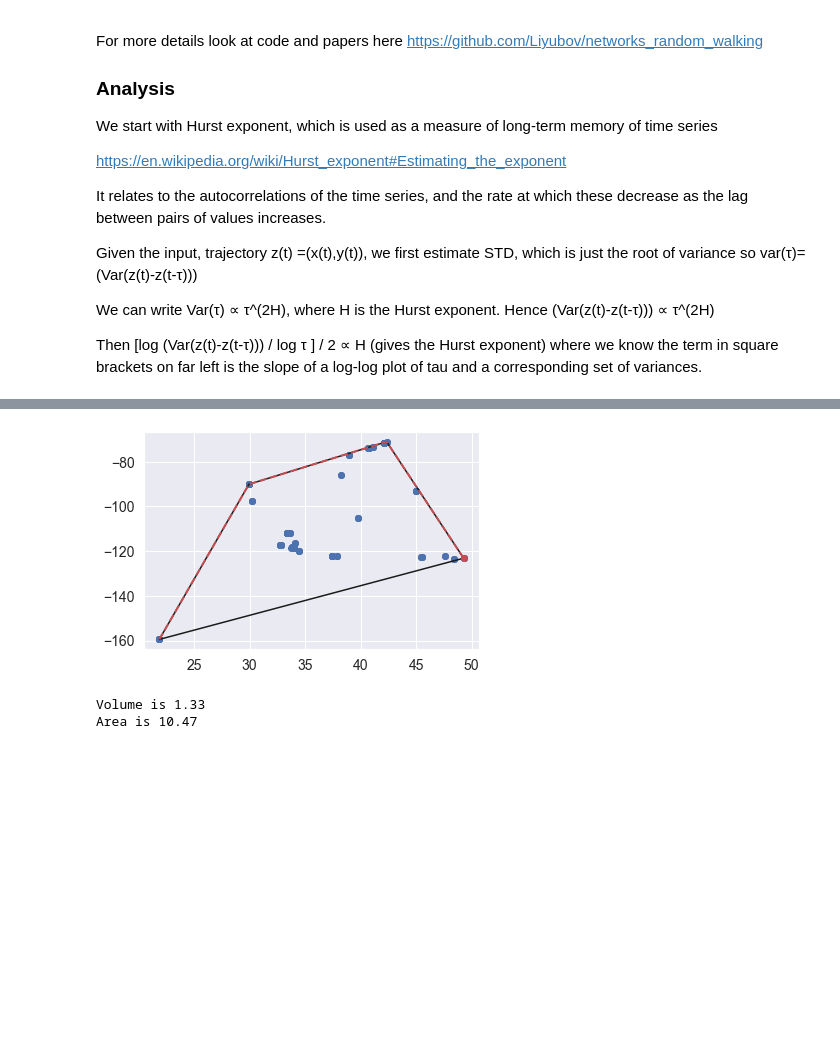
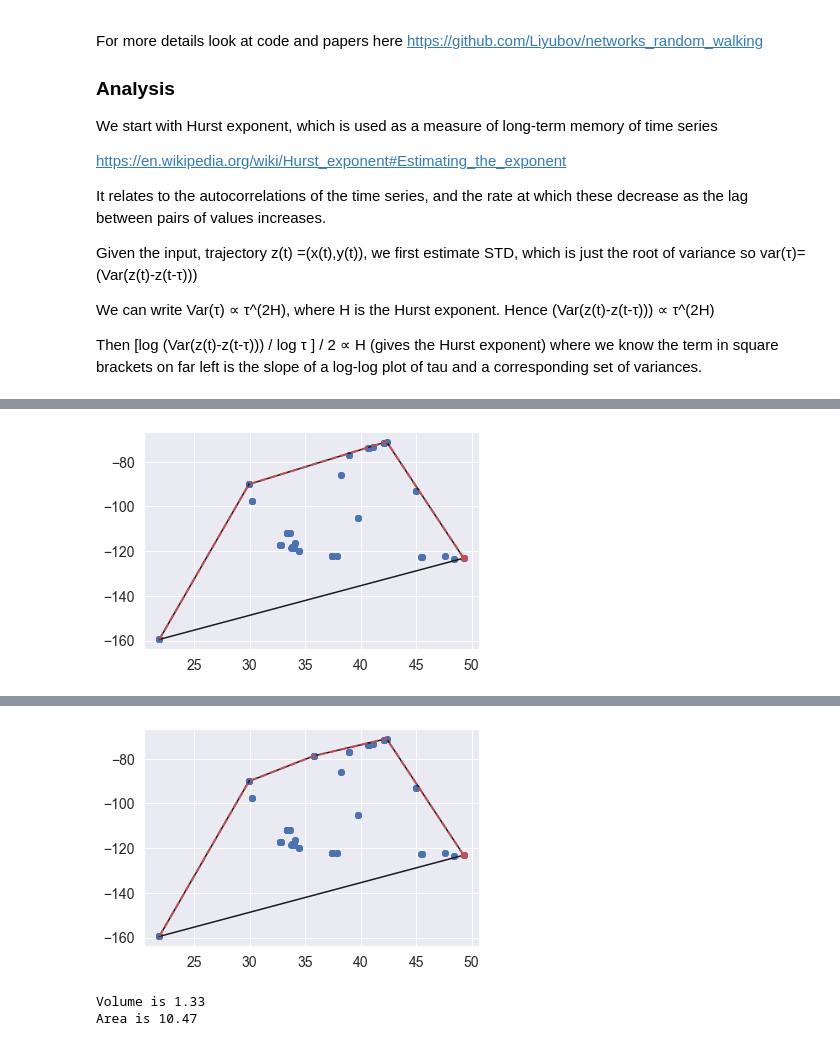
Before and after one commit to Liyubov/mobility_analysis_openhumans, a Jupyter notebook: Analysis of human mobility trajectories # open humans data.ipynb, the cells around one changed output, grey strips where cells are left out. Drawn from its saved outputs; the diff is of its cells as text; code cells hidden in the pictures; blank space fills up the shorter version.

Commit message:
some updates on trajectory analysis methods

```diff
--- a/Analysis of human mobility trajectories # open humans data.ipynb
+++ b/Analysis of human mobility trajectories # open humans data.ipynb
@@ -280,18 +280,23 @@ import folium
 
 
 #first we get trajectory datapoints from the file
-latitude = df1.latitude.values
-longitude = df1.longitude.values
-
+latitude1 = df1.latitude.values
+longitude1 = df1.longitude.values
+latitude2 = df2.latitude.values
+longitude2 = df2.longitude.values
+latitude3 = df3.latitude.values
+longitude3 = df3.longitude.values
 
 #then we zip two arrays of lat, lon of datapoints
-latlon = list(zip(latitude, longitude))
+latlon1 = list(zip(latitude1, longitude1))
+latlon2 = list(zip(latitude2, longitude2))
+latlon3 = list(zip(latitude3, longitude3))
 #print(latlon)
 
 #We put map to show first location of New York 40.7808 et la longitude de la ville de New York City est -73.9772.
 
 mapit = folium.Map( location=[40.7808 , -73.9772], zoom_start=6 )
-for coord in latlon:
+for coord in latlon3:
     folium.Marker( location=[ coord[0], coord[1] ], fill_color='#43d9de', radius=8 ).add_to( mapit )
 mapit
 
@@ -416,34 +432,47 @@ LOADING input data:
 data = np.random.rand(N,M) #generate N datapoints in M dimensions
 #data = np.random.rand(30, 2)   # 30 random points in 2-D
 
-#load data from Openhumans file
-data = np.asarray(latlon) #give array, not the list
-print(data)
+#load trajectory from Openhumans file
+data1 = np.asarray(latlon1) #give array, not the list
+data2 = np.asarray(latlon2) #get data from the second participant
+
+#print(data)
 
 """
-ALGORITHM convext hull
-"""
-
-hull = ConvexHull(data)
-
-plt.plot(data[:,0], data[:,1], 'o')
-for simplex in hull.simplices:
-    plt.plot(data[simplex, 0], data[simplex, 1], 'k-')
-
-
-plt.plot(data[hull.vertices,0], data[hull.vertices,1], 'r--', lw=2)
-plt.plot(data[hull.vertices[0],0], data[hull.vertices[0],1], 'ro')
-plt.show()
-
-
-"""
-estimate the volume of the convex hull for trajectory in time frame
+function ALGORITHM convext hull
 """
 
 
-points = np.array([[-1,-1, 1], [1, 1, 0], [-1, 1, 0], [1,-1, -1]])
-hull = ConvexHull(points)
+def convex_hull(data):
 
-print("Volume is %2.2f" % hull.volume) # N-d object
-print("Area is %2.2f" % hull.area) # (N-1)-d object
+
+    hull = ConvexHull(data)
+
+    plt.plot(data[:,0], data[:,1], 'o')
+    for simplex in hull.simplices:
+        plt.plot(data[simplex, 0], data[simplex, 1], 'k-')
+
+
+    plt.plot(data[hull.vertices,0], data[hull.vertices,1], 'r--', lw=2)
+    plt.plot(data[hull.vertices[0],0], data[hull.vertices[0],1], 'ro')
+    plt.show()
+
+
+    """
+    estimate the volume of the convex hull for trajectory in time frame
+    """
+
+
+    points = np.array([[-1,-1, 1], [1, 1, 0], [-1, 1, 0], [1,-1, -1]])
+    hull = ConvexHull(points)
+    print("Volume is %2.2f" % hull.volume) # N-d object
+    print("Area is %2.2f" % hull.area) # (N-1)-d object
+
+
+'''
+Now we apply convex hull to different data
+'''
+convex_hull(data1)
+convex_hull(data2)
 # %% [output]
+[figure]
@@ -457,3 +481,3 @@ print("Area is %2.2f" % hull.area) # (N-1)-d object
-[figure]
+[figure, added]
 Volume is 1.33
 Area is 10.47
```
Also changed, not shown: parts of 2 cells of this notebook.
